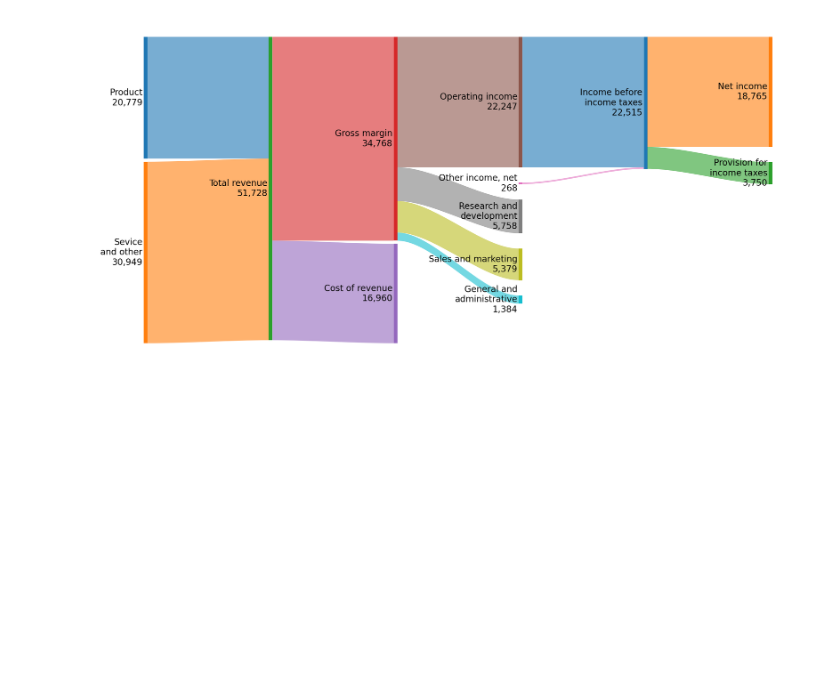
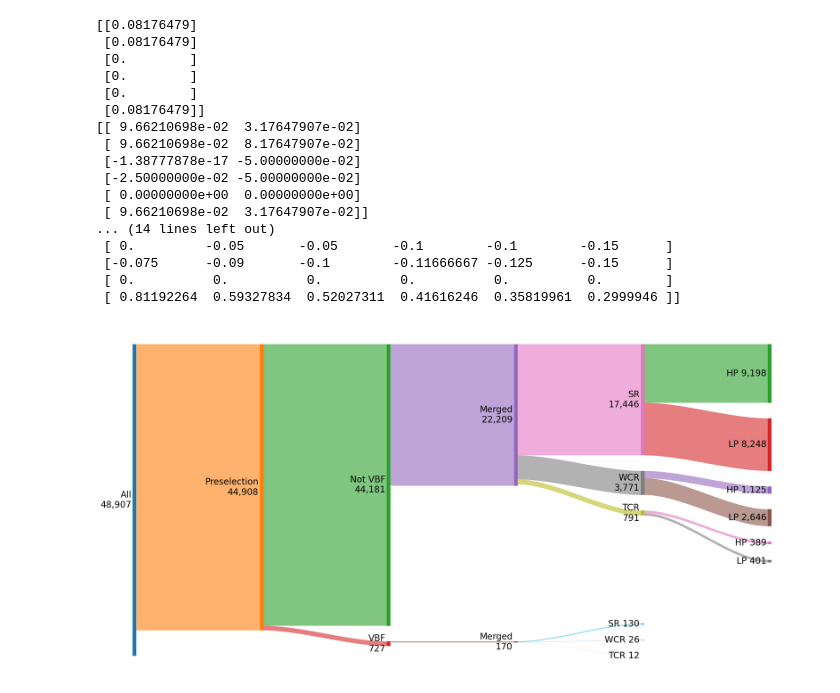
Before and after one commit to riley-x/SankeyFlow, a Jupyter notebook: example/example.ipynb, the cells around one changed output. Cells and saved outputs as stored; diff of their text form; code cells hidden in the pictures; blank space fills up the shorter version.

Commit message:
Tree layout actually working?

```diff
--- a/example/example.ipynb
+++ b/example/example.ipynb
@@ -417,28 +472,35 @@ class Sankey:
         #ax.axis(xmin=0, xmax=len(self.nodes)-1 + self.node_width, ymin=0, ymax=1)
         ax.axis('tight')
         ax.axis('off')
-# %%
-plt.figure(figsize=(20, 10), dpi=144)
-
-flows = [
-    ('Product', 'Total revenue', 20779),
-    ('Sevice\nand other', 'Total revenue', 30949),
-    ('Total revenue', 'Gross margin', 34768),
-    ('Total revenue', 'Cost of revenue', 16960),
-    ('Gross margin', 'Operating income', 22247),
-    ('Operating income', 'Income before\nincome taxes', 22247, {'flow_color_mode': 'dest'}),
-    ('Other income, net', 'Income before\nincome taxes', 268),
-    ('Gross margin', 'Research and\ndevelopment', 5758),
-    ('Gross margin', 'Sales and marketing', 5379),
-    ('Gross margin', 'General and\nadministrative', 1384),
-    ('Income before\nincome taxes', 'Net income', 18765),
-    ('Income before\nincome taxes', 'Provision for\nincome taxes', 3750),
-]
-
-s = Sankey(flows=flows, flow_color_mode='lesser')
-s.draw()
-
-plt.gcf().set_facecolor('white')
-plt.show()
-# %% [output]
-[figure, removed]
+# %%
+plt.figure(figsize=(20, 10), dpi=144)
+
+flows = [['All', 'Preselection', 44907.936682796775], ['Preselection', 'Not VBF', 44181.36375644375], ['Not VBF', 'GGF Merged', 22209.31161511353], ['GGF Merged', 'GGF Merged SR', 17446.111195776495], ['GGF Merged SR', 'GGF Merged SR HP', 9198.2599406088], ['GGF Merged SR', 'GGF Merged SR LP', 8247.851255167694], ['GGF Merged', 'GGF Merged WCR', 3771.490086062107], ['GGF Merged WCR', 'GGF Merged WCR HP', 1125.1121234660677], ['GGF Merged WCR', 'GGF Merged WCR LP', 2646.377962596039], ['GGF Merged', 'GGF Merged TCR', 790.7182758862036], ['GGF Merged TCR', 'GGF Merged TCR HP', 389.4378780712723], ['GGF Merged TCR', 'GGF Merged TCR LP', 401.28039781493135], ['Preselection', 'VBF', 726.5729263530222], ['VBF', 'VBF Merged', 170.23009975929745], ['VBF Merged', 'VBF Merged SR', 130.10095523821656], ['VBF Merged', 'VBF Merged WCR', 25.57806781976251], ['VBF Merged', 'VBF Merged TCR', 12.015070761204697]]
+
+nodes = [[['All', 48906.79014029006, {'label': 'All'}]], [['Preselection', 44907.936682796775, {'label': 'Preselection'}]], [['Not VBF', 44181.36375644375, {'label': 'Not VBF'}], ['VBF', 726.5729263530222, {'label': 'VBF'}]], [['GGF Merged', 22209.31161511353, {'label': 'Merged'}], ['VBF Merged', 170.23009975929745, {'label': 'Merged'}]], [['GGF Merged SR', 17446.111195776495, {'label': 'SR'}], ['GGF Merged WCR', 3771.490086062107, {'label': 'WCR'}], ['GGF Merged TCR', 790.7182758862036, {'label': 'TCR'}], ['VBF Merged SR', 130.10095523821656, {'label': 'SR', 'label_format': '{label} {value:,.0f}'}], ['VBF Merged WCR', 25.57806781976251, {'label': 'WCR', 'label_format': '{label} {value:,.0f}'}], ['VBF Merged TCR', 12.015070761204697, {'label': 'TCR', 'label_format': '{label} {value:,.0f}'}]], [['GGF Merged SR HP', 9198.2599406088, {'label': 'HP', 'label_format': '{label} {value:,.0f}'}], ['GGF Merged SR LP', 8247.851255167694, {'label': 'LP', 'label_format': '{label} {value:,.0f}'}], ['GGF Merged WCR HP', 1125.1121234660677, {'label': 'HP', 'label_format': '{label} {value:,.0f}'}], ['GGF Merged WCR LP', 2646.377962596039, {'label': 'LP', 'label_format': '{label} {value:,.0f}'}], ['GGF Merged TCR HP', 389.4378780712723, {'label': 'HP', 'label_format': '{label} {value:,.0f}'}], ['GGF Merged TCR LP', 401.28039781493135, {'label': 'LP', 'label_format': '{label} {value:,.0f}'}]]]
+
+
+s = Sankey(flows=flows, nodes=nodes, flow_color_mode='lesser', align_y='tree', node_pad_y_min=0.05)
+s.draw()
+
+plt.gcf().set_facecolor('white')
+plt.show()
+# %% [output]
+[[0.08176479]
+ [0.08176479]
+ [0.        ]
+ [0.        ]
+ [0.        ]
+ [0.08176479]]
+[[ 9.66210698e-02  3.17647907e-02]
+ [ 9.66210698e-02  8.17647907e-02]
+ [-1.38777878e-17 -5.00000000e-02]
+ [-2.50000000e-02 -5.00000000e-02]
+ [ 0.00000000e+00  0.00000000e+00]
+ [ 9.66210698e-02  3.17647907e-02]]
+... (14 lines left out)
+ [ 0.         -0.05       -0.05       -0.1        -0.1        -0.15      ]
+ [-0.075      -0.09       -0.1        -0.11666667 -0.125      -0.15      ]
+ [ 0.          0.          0.          0.          0.          0.        ]
+ [ 0.81192264  0.59327834  0.52027311  0.41616246  0.35819961  0.2999946 ]]
+[figure, added]
```
Also changed, not shown: parts of 1 cell of this notebook, 1 other file.
